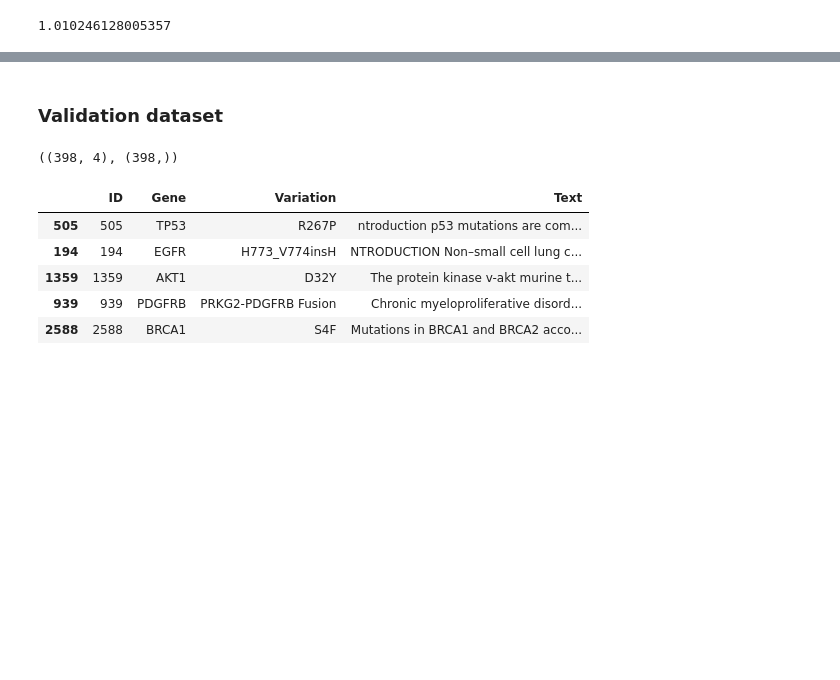
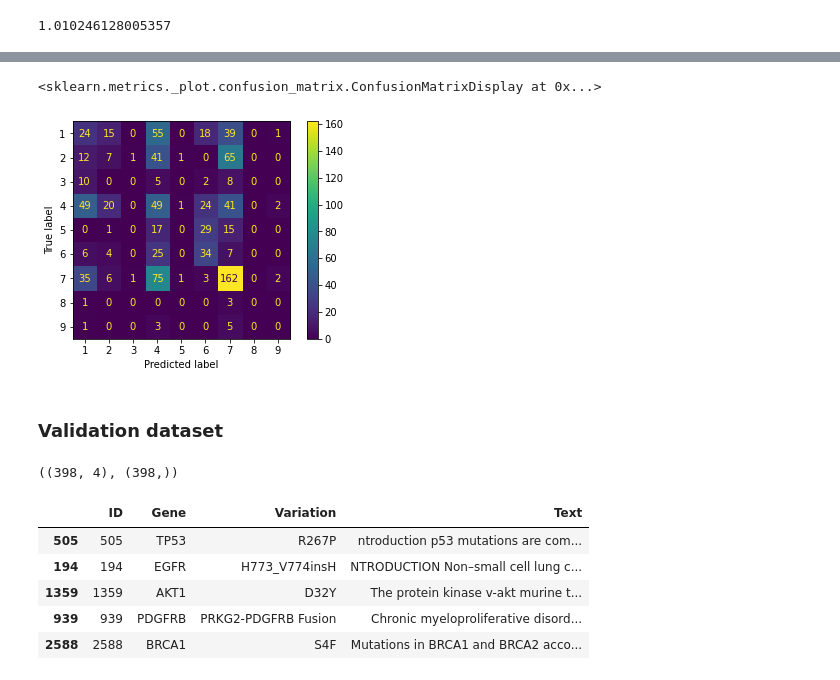
Before and after one commit to me-nobody/jovian-ml-project, a Jupyter notebook: jovian-ml-project-301221.ipynb, the cells around one changed output, grey strips where cells are left out. Saved outputs shown, nothing was run; the diff lists cells and outputs as text; code cells hidden in the pictures; blank space fills up the shorter version.

```diff
--- a/jovian-ml-project-301221.ipynb
+++ b/jovian-ml-project-301221.ipynb
@@ -610,3 +648,8 @@ log_loss(y_train,y_pred_train_tfidf)
+# %%
+plot_confusion_matrix(tfidf_model, X_train_bow, y_train)
+# %% [output]
+<sklearn.metrics._plot.confusion_matrix.ConfusionMatrixDisplay at 0x...>
+[figure, added]
 # %% [markdown]
 ### Validation dataset
 # %%
```
Also changed, not shown: parts of 13 cells of this notebook.
